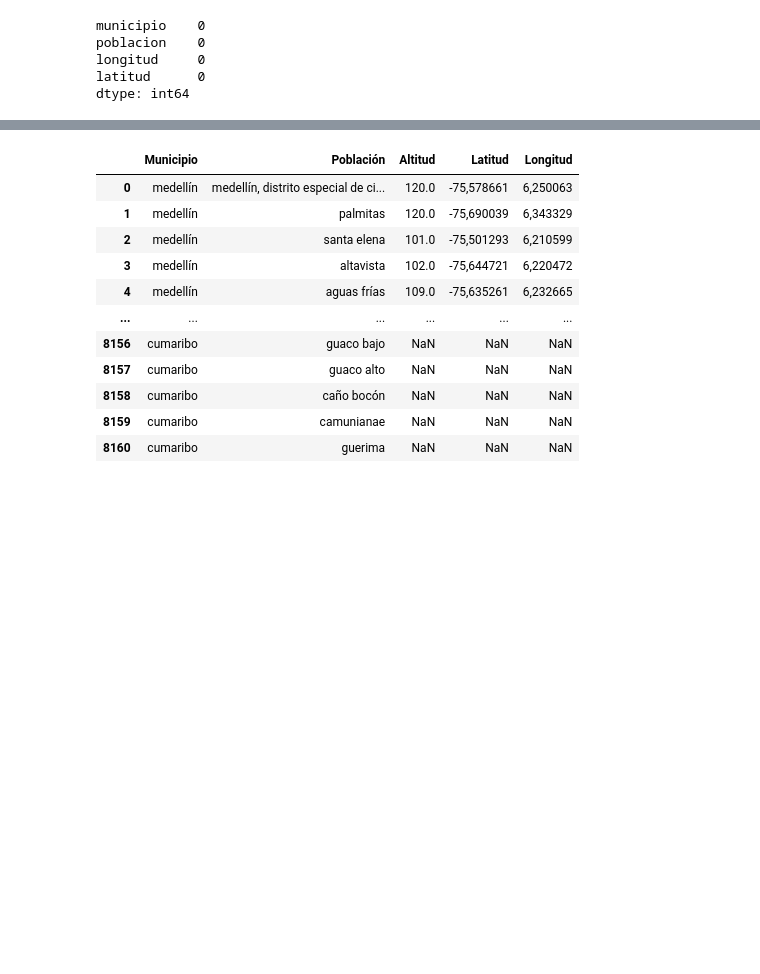
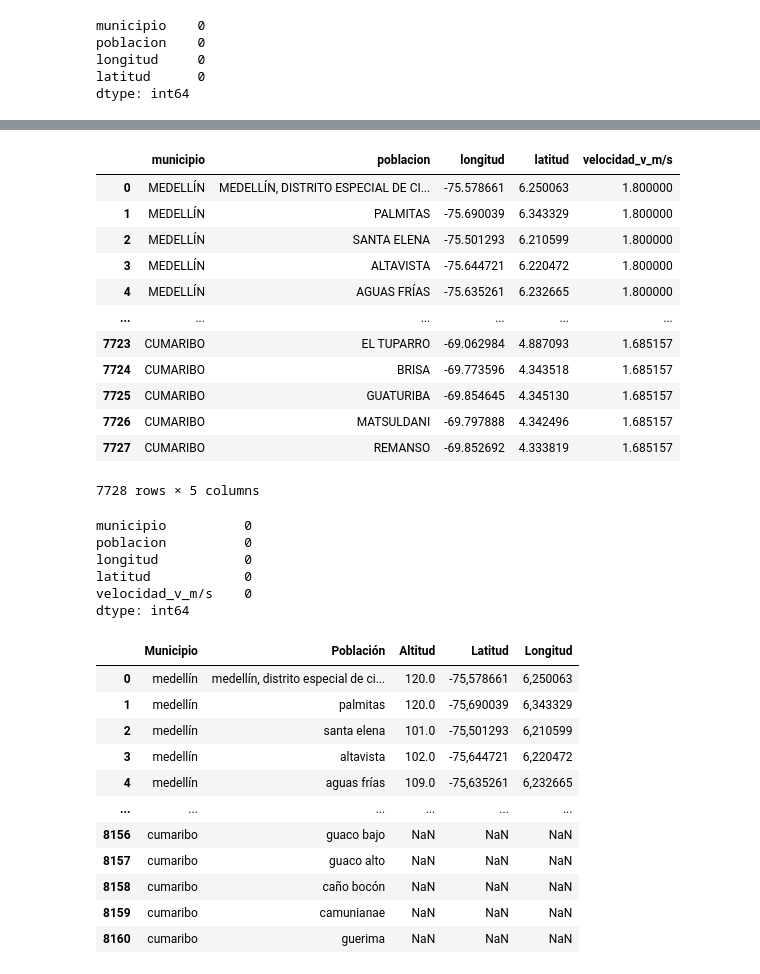
Before and after one commit to gluoneros/greenPredEnergy, a Jupyter notebook: ai.ipynb, the cells around one changed output, grey strips where cells are left out. Drawn from its saved outputs; the diff is of its cells as text; code cells hidden in the pictures; blank space fills up the shorter version.

Commit message:
media por municipio

```diff
--- a/ai.ipynb
+++ b/ai.ipynb
@@ -567,4 +567,38 @@ velocidad_v_m/s    5768
 dtype: int64
+# %%
+
+# Calcular la media por municipio
+municipio_means = df_main.groupby('municipio')['velocidad_v_m/s'].mean()
+# %%
+# Rellenar los valores nulos usando la media por municipio
+df_main['velocidad_v_m/s'] = df_main.apply(
+    lambda row: municipio_means[row['municipio']] if pd.isnull(row['velocidad_v_m/s']) else row['velocidad_v_m/s'],
+    axis=1
+)
+df_main
+# %% [output]
+|  | municipio | poblacion | longitud | latitud | velocidad_v_m/s |
+| 0 | MEDELLÍN | MEDELLÍN, DISTRITO ESPECIAL DE CI... | -75.578661 | 6.250063 | 1.800000 |
+| 1 | MEDELLÍN | PALMITAS | -75.690039 | 6.343329 | 1.800000 |
+| 2 | MEDELLÍN | SANTA ELENA | -75.501293 | 6.210599 | 1.800000 |
+| 3 | MEDELLÍN | ALTAVISTA | -75.644721 | 6.220472 | 1.800000 |
+| 4 | MEDELLÍN | AGUAS FRÍAS | -75.635261 | 6.232665 | 1.800000 |
+| ... | ... | ... | ... | ... | ... |
+| 7723 | CUMARIBO | EL TUPARRO | -69.062984 | 4.887093 | 1.685157 |
+| 7724 | CUMARIBO | BRISA | -69.773596 | 4.343518 | 1.685157 |
+| 7725 | CUMARIBO | GUATURIBA | -69.854645 | 4.345130 | 1.685157 |
+| 7726 | CUMARIBO | MATSULDANI | -69.797888 | 4.342496 | 1.685157 |
+| 7727 | CUMARIBO | REMANSO | -69.852692 | 4.333819 | 1.685157 |
+7728 rows × 5 columns
+# %%
+df_main.isnull().sum()
+# %% [output]
+municipio          0
+poblacion          0
+longitud           0
+latitud            0
+velocidad_v_m/s    0
+dtype: int64
 # %%
 # df_main = pd.merge(left=df5, right=df4, left_on='municipio', right_on='municipio', how='left')
 # df_main = pd.DataFrame(
```
Also changed, not shown: parts of 6 cells of this notebook.
